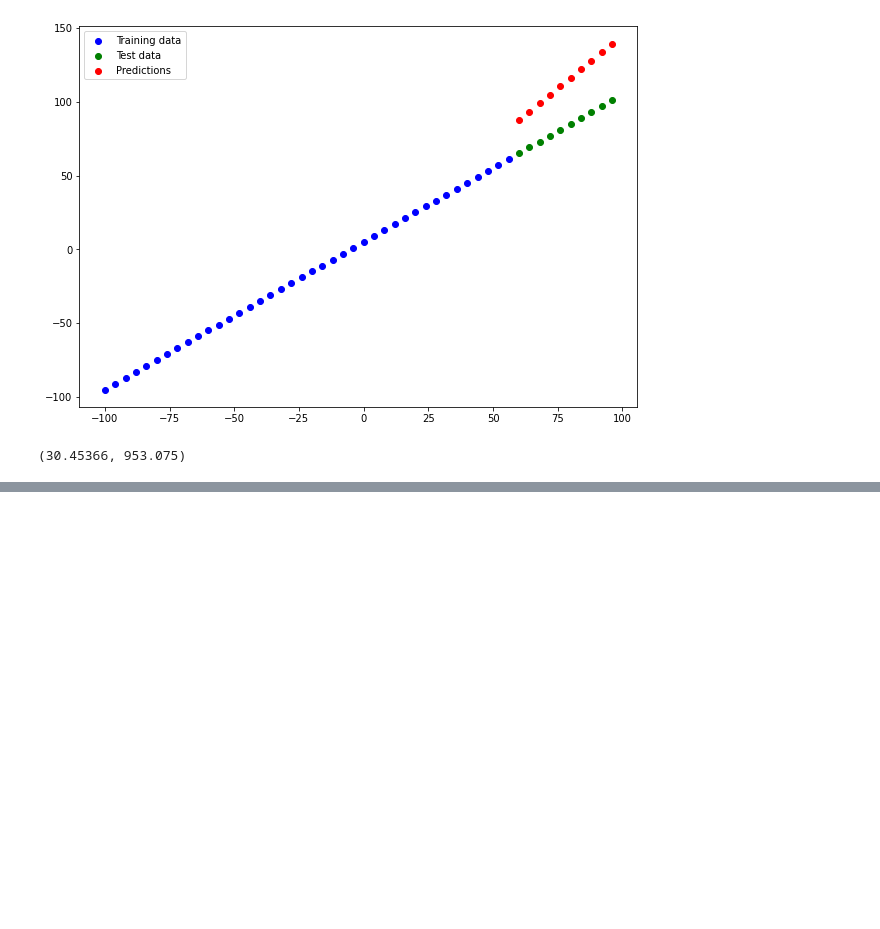
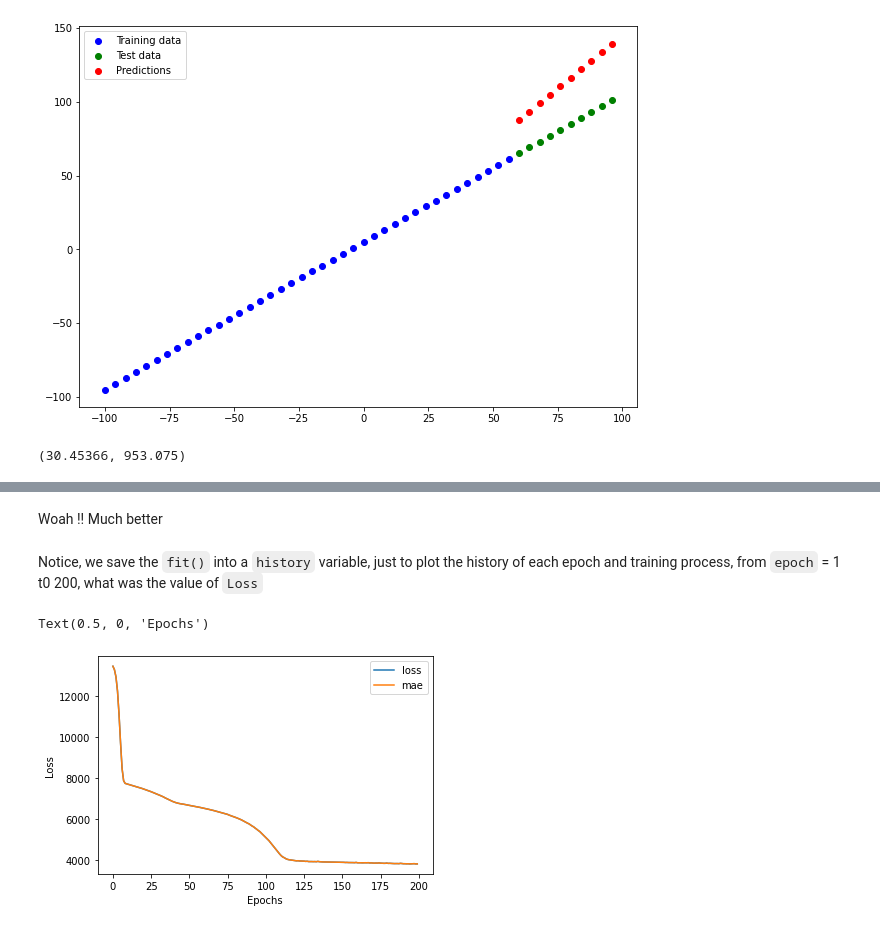
Before and after one commit to SaketMunda/tensorflow-fundamentals, a Jupyter notebook: 01_neural_network_regression_in_tensorflow.ipynb, the cells around one changed output, grey strips where cells are left out. Drawn from its saved outputs; the diff is of its cells as text; code cells hidden in the pictures; blank space fills up the shorter version.

```diff
--- a/01_neural_network_regression_in_tensorflow.ipynb
+++ b/01_neural_network_regression_in_tensorflow.ipynb
@@ -761,0 +951,5 @@ mae_2, mse_2
+# %%
+# import sklearn function to do that
+from sklearn.model_selection import train_test_split
+
+X_train, X_test, y_train, y_test = train_test_split(X, y , test_size=0.2)
@@ -761,0 +962,17 @@ mae_2, mse_2
+# %%
+# first set the random seed
+tf.random.set_seed(42)
+
+# 1. Create a model
+model = tf.keras.Sequential([
+    tf.keras.layers.Dense(10),
+    tf.keras.layers.Dense(1)
+])
+
+# 2. Compile a model
+model.compile(loss=tf.keras.losses.mae,
+              optimizer= tf.keras.optimizers.SGD(),
+              metrics=["mae"])
+
+# 3. Fit the model
+model.fit(X_train, y_train, epochs = 100, verbose = 0)
@@ -761,0 +995,18 @@ mae_2, mse_2
+# %%
+#Let's do the above then
+
+tf.random.set_seed(42)
+
+# create a model
+insurance_model = tf.keras.Sequential([
+    tf.keras.layers.Dense(100),
+    tf.keras.layers.Dense(10),
+    tf.keras.layers.Dense(1)
+])
+# compile a model
+insurance_model.compile(loss=tf.keras.losses.mae,
+                        optimizer=tf.keras.optimizers.Adam(),
+                        metrics=["mae"])
+
+# fit the model
+history = insurance_model.fit(X_train, y_train, epochs = 200, verbose = 0)
@@ -761,0 +1019,12 @@ mae_2, mse_2
+# %% [markdown]
+Woah !! Much better
+# %% [markdown]
+Notice, we save the `fit()` into a `history` variable, just to plot the history of each epoch and training process, from `epoch` = 1 t0 200, what was the value of `Loss`
+# %%
+# plot the history (also known as loss curve)
+pd.DataFrame(history.history).plot()
+plt.ylabel("Loss")
+plt.xlabel("Epochs")
+# %% [output]
+Text(0.5, 0, 'Epochs')
+[figure, added]
```
Also changed, not shown: parts of 64 cells of this notebook.
